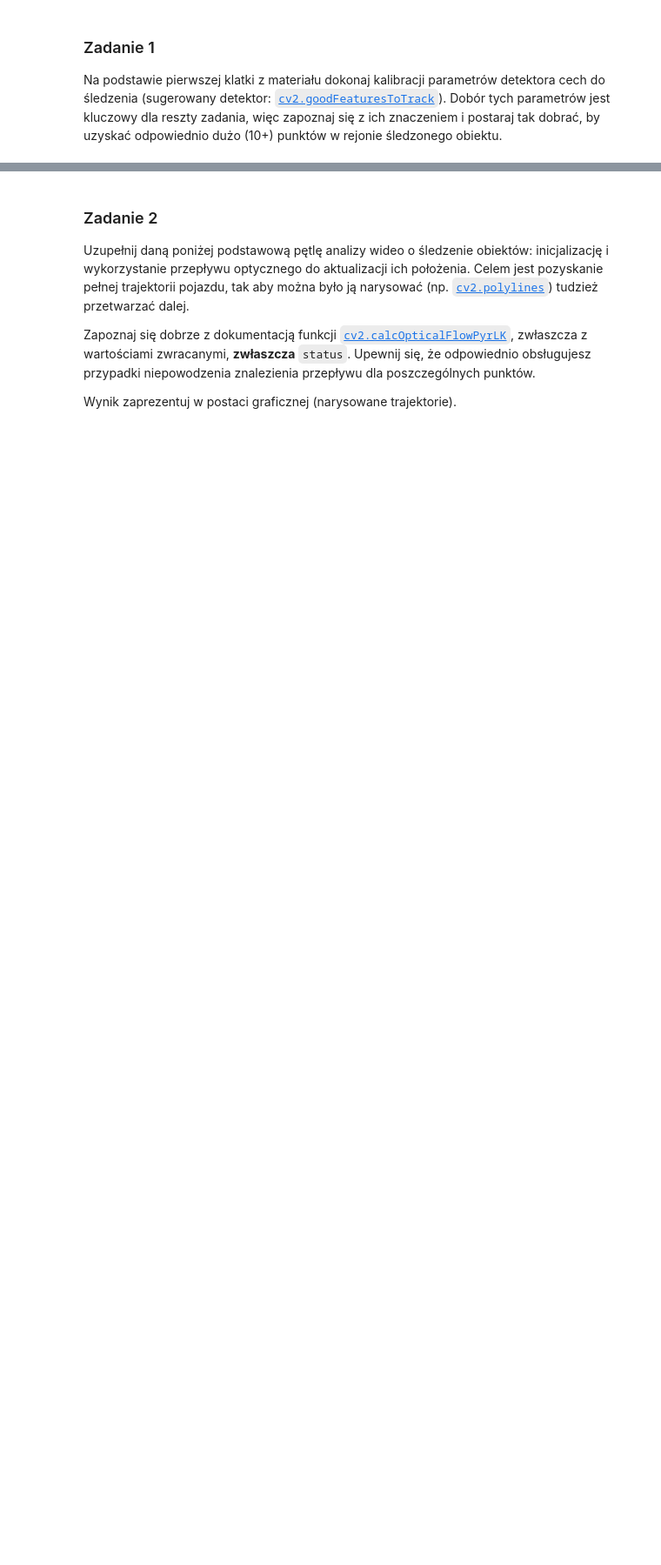
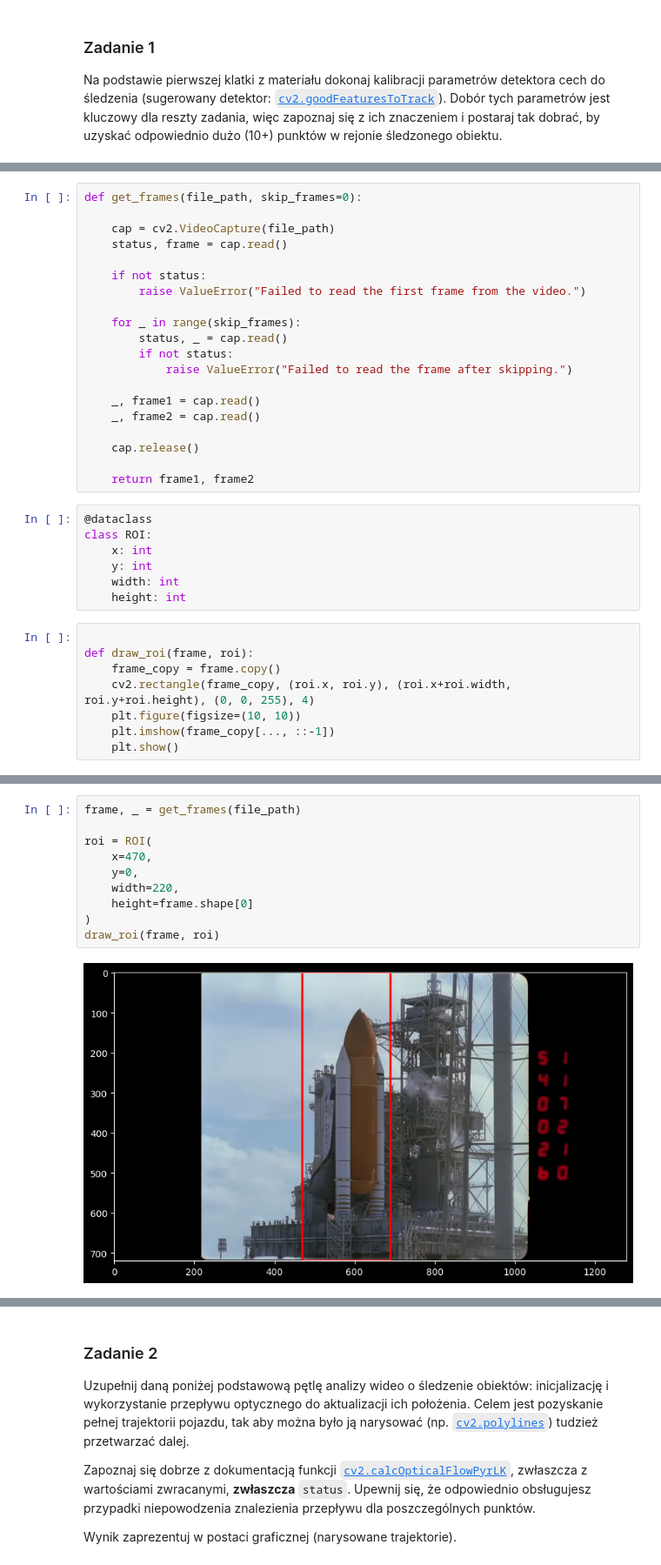
Before and after one commit to pananananas/ComputerVision, a Jupyter notebook: 8 sparse object tracking.ipynb, the cells around one changed output, grey strips where cells are left out. Shown at 87% size. Cells and saved outputs as stored; diff of their text form; blank space fills up the shorter version.

```diff
--- a/8 sparse object tracking.ipynb
+++ b/8 sparse object tracking.ipynb
@@ -48,0 +44,35 @@ plt.subplots(1, 1, figsize=(12,12))[1].imshow(frame[..., ::-1]);
+# %%
+def get_frames(file_path, skip_frames=0):
+
+    cap = cv2.VideoCapture(file_path)
+    status, frame = cap.read()
+
+    if not status:
+        raise ValueError("Failed to read the first frame from the video.")
+
+    for _ in range(skip_frames):
+        status, _ = cap.read()
+        if not status:
+            raise ValueError("Failed to read the frame after skipping.")
+
+    _, frame1 = cap.read()
+    _, frame2 = cap.read()
+
+    cap.release()
+
+    return frame1, frame2
+# %%
+@dataclass
+class ROI:
+    x: int
+    y: int
+    width: int
+    height: int
+# %%
+
+def draw_roi(frame, roi):
+    frame_copy = frame.copy()
+    cv2.rectangle(frame_copy, (roi.x, roi.y), (roi.x+roi.width, roi.y+roi.height), (0, 0, 255), 4)
+    plt.figure(figsize=(10, 10))
+    plt.imshow(frame_copy[..., ::-1])
+    plt.show()
@@ -48,0 +110,12 @@ plt.subplots(1, 1, figsize=(12,12))[1].imshow(frame[..., ::-1]);
+# %%
+frame, _ = get_frames(file_path)
+
+roi = ROI(
+    x=470,
+    y=0,
+    width=220,
+    height=frame.shape[0]
+)
+draw_roi(frame, roi)
+# %% [output]
+[figure, added]
```
Also changed, not shown: parts of 19 cells of this notebook, 2 other files.
